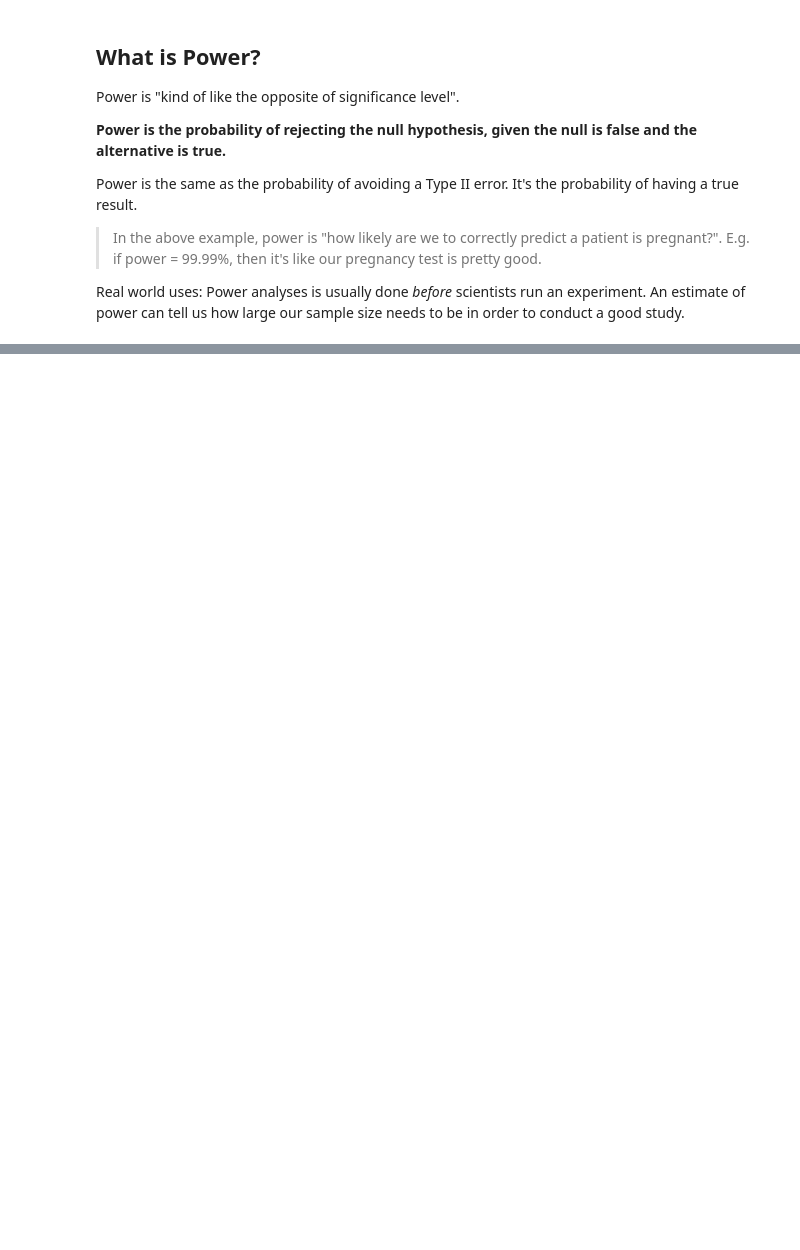
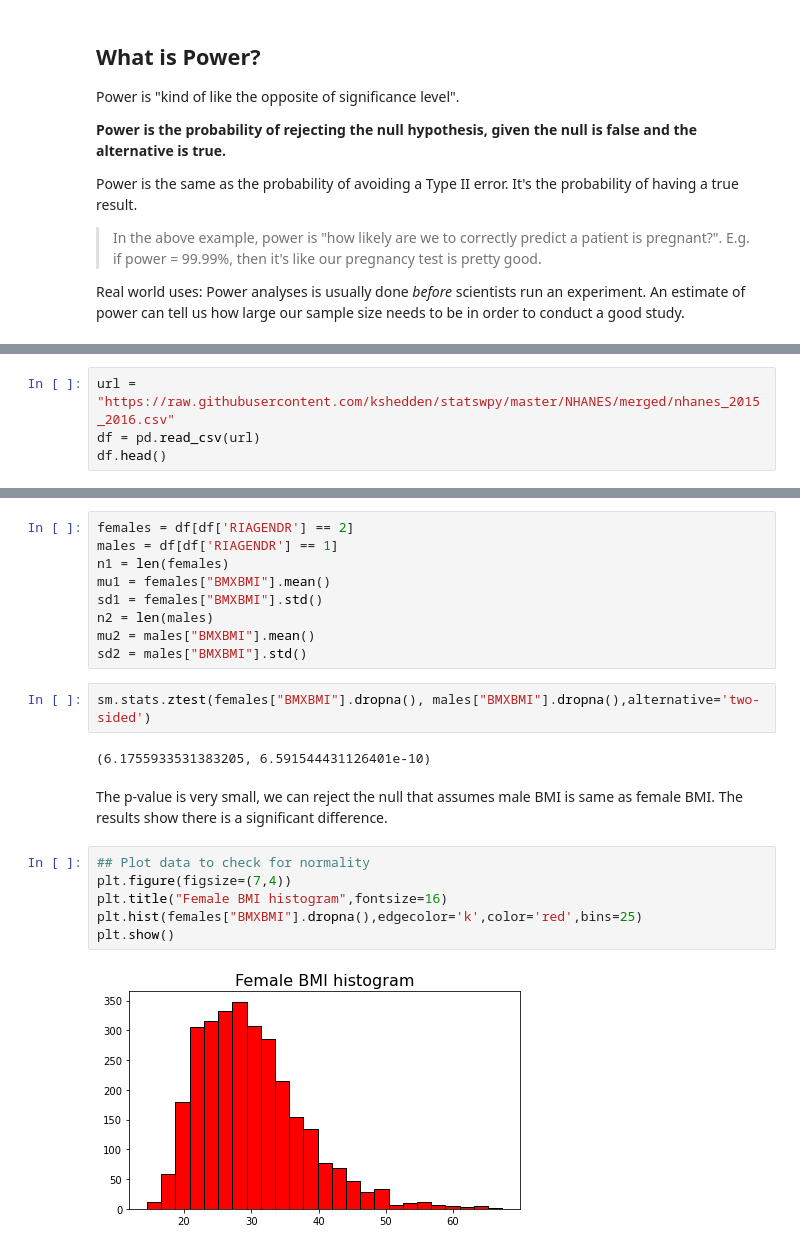
Before and after one commit to EricaXia/myblog, a Jupyter notebook: content/notebooks/hyp_testing_1.ipynb, the cells around one changed output, grey strips where cells are left out. Saved outputs shown, nothing was run; the diff lists cells and outputs as text; blank space fills up the shorter version.

```diff
--- a/content/notebooks/hyp_testing_1.ipynb
+++ b/content/notebooks/hyp_testing_1.ipynb
@@ -92,0 +172,4 @@ Real world uses: Power analyses is usually done *before* scientists run an exper
+# %%
+url = "https://raw.githubusercontent.com/kshedden/statswpy/master/NHANES/merged/nhanes_2015_2016.csv"
+df = pd.read_csv(url)
+df.head()
@@ -92,0 +184,23 @@ Real world uses: Power analyses is usually done *before* scientists run an exper
+# %%
+females = df[df['RIAGENDR'] == 2]
+males = df[df['RIAGENDR'] == 1]
+n1 = len(females)
+mu1 = females["BMXBMI"].mean()
+sd1 = females["BMXBMI"].std()
+n2 = len(males)
+mu2 = males["BMXBMI"].mean()
+sd2 = males["BMXBMI"].std()
+# %%
+sm.stats.ztest(females["BMXBMI"].dropna(), males["BMXBMI"].dropna(),alternative='two-sided')
+# %% [output]
+(6.1755933531383205, 6.591544431126401e-10)
+# %% [markdown]
+The p-value is very small, we can reject the null that assumes male BMI is same as female BMI. The results show there is a significant difference.
+# %%
+## Plot data to check for normality
+plt.figure(figsize=(7,4))
+plt.title("Female BMI histogram",fontsize=16)
+plt.hist(females["BMXBMI"].dropna(),edgecolor='k',color='red',bins=25)
+plt.show()
+# %% [output]
+[figure, added]
```
Also changed, not shown: parts of 16 cells of this notebook, 1 other file.
